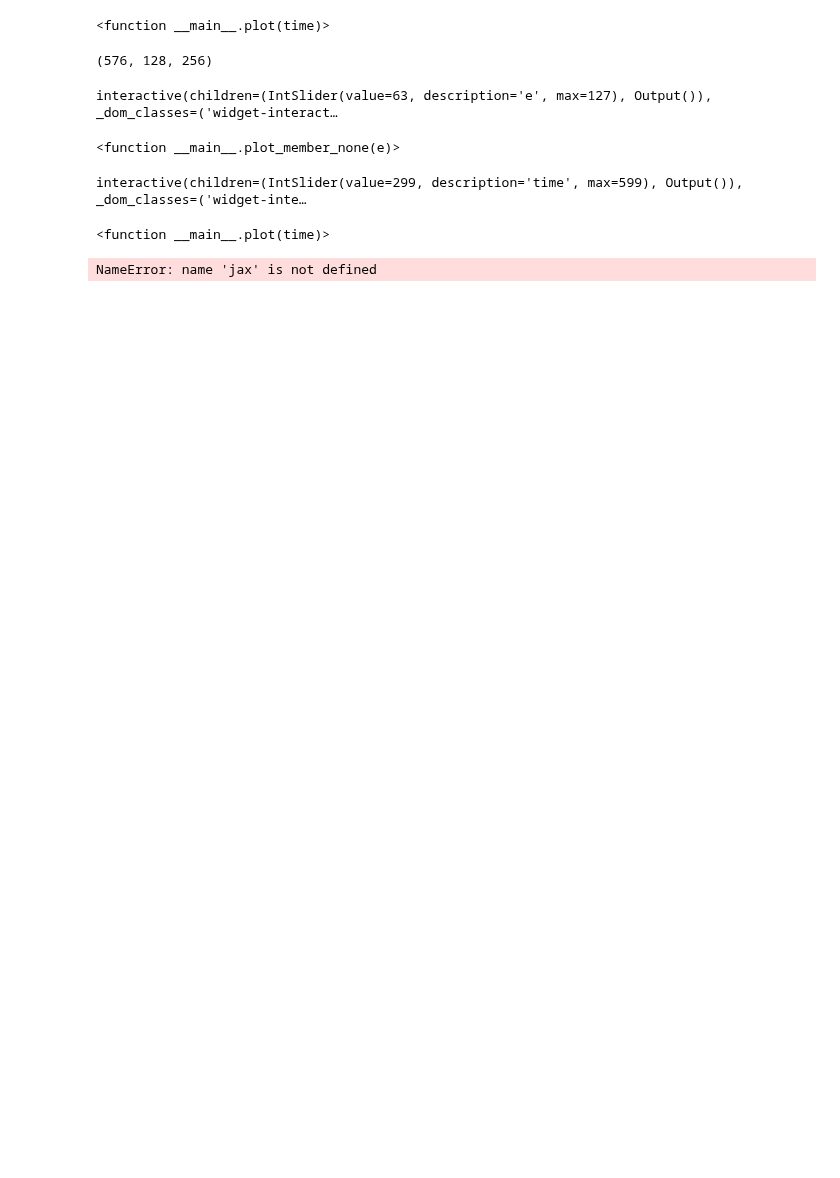
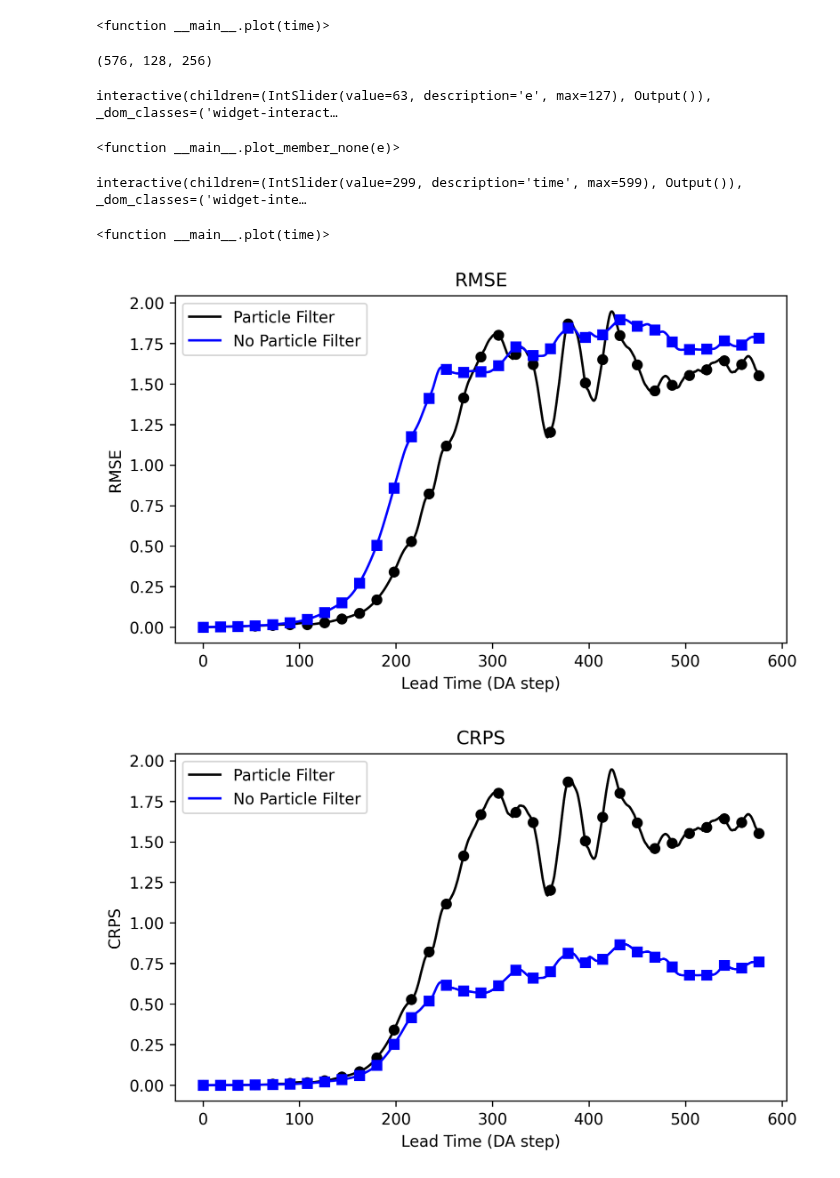
Before and after one commit to jameswoodfield/Particle_Filter, a Jupyter notebook: examples/Example_3all_KS_ensemble.ipynb, the cells around one changed output. Saved outputs shown, nothing was run; the diff lists cells and outputs as text; code cells hidden in the pictures; blank space fills up the shorter version.

```diff
--- a/examples/Example_3all_KS_ensemble.ipynb
+++ b/examples/Example_3all_KS_ensemble.ipynb
@@ -83,7 +95,7 @@ da_steps = number_of_observations_time
 print(initial_ensemble.shape, initial_signal.shape, da_steps)
 initial_ensemble = initial_ensemble[None, ...] # adding the time dimension
 initial_signal = initial_signal[None, ...] # adding the time dimension
-key = jax.random.PRNGKey(0) # random key for JAX
+key = jax.random.PRNGKey(1) # random key for JAX
 final, all = pf_systematic.run(initial_ensemble, initial_signal, da_steps,key) #the final input is scan length?
 # %% [output]
 (128, 256) (1, 256) 32
@@ -185,15 +188,17 @@ pf_none = ParticleFilterAll(
 final_none, all_none = pf_none.run(initial_ensemble, initial_signal, da_steps,key) #the final input is scan length?
 initial_ensemble_none = initial_ensemble_none[None, ...] # adding the time dimension
 initial_signal_none = initial_signal_none[None, ...] # adding the time dimension
-key = jax.random.PRNGKey(0) # random key for JAX
+key = jax.random.PRNGKey(1) # random key for JAX
 # %%
 final_none, all_none = pf_none.run(initial_ensemble_none, initial_signal_none, da_steps,key)
 # %%
 all_none_0_reshaped = jnp.reshape(all_none[0], (-1, all_none[0].shape[2], all_none[0].shape[3]))
+particles_none =jnp.concatenate([initial_ensemble_none[...], all_none_0_reshaped], axis=0)
+
 print(all_none_0_reshaped.shape)
 
 def plot_member_none(e):
-    plt.imshow(all_none_0_reshaped[:, e, :], aspect='auto', origin='lower')
+    plt.imshow(particles_none[:, e, :], aspect='auto', origin='lower')
     plt.title(f'Ensemble member {e} (no resampling)')
     plt.xlabel('Space')
     plt.ylabel('Time')
@@ -225,31 +230,44 @@ rmse_ensemble = rmse(signal,particles)
 crps_ensemble = crps_internal(signal, particles)#crps(signal,particles)
 
 # Compute RMSE and CRPS for the ensemble (no resampling)
-rmse_none = rmse(signal,all_none_0_reshaped)
-#crps_none = crps(signal,all_none_0_reshaped)
-
-print("RMSE (systematic):", rmse_ensemble)
-print("CRPS (systematic):", crps_ensemble)
-print("RMSE (no resampling):", rmse_none)
-print("CRPS (no resampling):", crps_none)
+rmse_none = rmse(signal,particles_none)
+crps_none = crps_internal(signal,particles_none)
-# %% [output]
-NameError: name 'jax' is not defined
 # %%
 dpi=300
 plt.figure(figsize=(7, 4), dpi=dpi)
-plt.plot(np.arange(da_steps + 1), rmse_ensemble, color='black', marker='o', label='Particle Filter')
-plt.plot(np.arange(da_steps + 1), rmse_none, color='blue', marker='s', label='No Particle Filter')
+
+# Plot RMSE with markers only at observation frequency
+obs_idx = np.arange(0, len(rmse_ensemble), observation_temporal_frequency)
+plt.plot(rmse_ensemble, color='black', marker='None', label='Particle Filter')
+plt.plot(obs_idx, rmse_ensemble[obs_idx], color='black', marker='o', linestyle='None')
+
+plt.plot(rmse_none, color='blue', marker='None', label='No Particle Filter')
+plt.plot(obs_idx, rmse_none[obs_idx], color='blue', marker='s', linestyle='None')
+# plt.plot(rmse_ensemble, color='black', marker='o', label='Particle Filter')
+# plt.plot( rmse_none, color='blue', marker='s', label='No Particle Filter')
 plt.xlabel('Lead Time (DA step)')
 plt.ylabel('RMSE')
 plt.title('RMSE')
 plt.legend()
+plt.savefig('/Users/jmw/Documents/GitHub/Particle_Filter/Saving/EX3a_KS_PF_NPF_RMSE.png', bbox_inches='tight', dpi=dpi)
+
 plt.show()
 
+# Plot CRPS with markers only at observation frequency
 plt.figure(figsize=(7, 4), dpi=dpi)
-plt.plot(np.arange(da_steps + 1), crps_ensemble, color='black', marker='o', label='Particle Filter')
-plt.plot(np.arange(da_steps + 1), crps_none, color='blue', marker='s', label='No Particle Filter')
+plt.plot(crps_ensemble, color='black', marker='None', label='Particle Filter')
+plt.plot(obs_idx, crps_ensemble[obs_idx], color='black', marker='o', linestyle='None')
+
+plt.plot(crps_none, color='blue', marker='None', label='No Particle Filter')
+plt.plot(obs_idx, crps_none[obs_idx], color='blue', marker='s', linestyle='None')
+
 plt.xlabel('Lead Time (DA step)')
-plt.ylabel('Score')
-plt.title('CRPS vs Lead Time')
+plt.ylabel('CRPS')
+plt.title('CRPS')
 plt.legend()
+plt.savefig('/Users/jmw/Documents/GitHub/Particle_Filter/Saving/EX3a_KS_PF_NPF_CRPS.png', bbox_inches='tight', dpi=dpi)
+
 plt.show()
+# %% [output]
+[figure, added]
+[figure, added]
```
Also changed, not shown: parts of 8 cells of this notebook, 18 other files.
